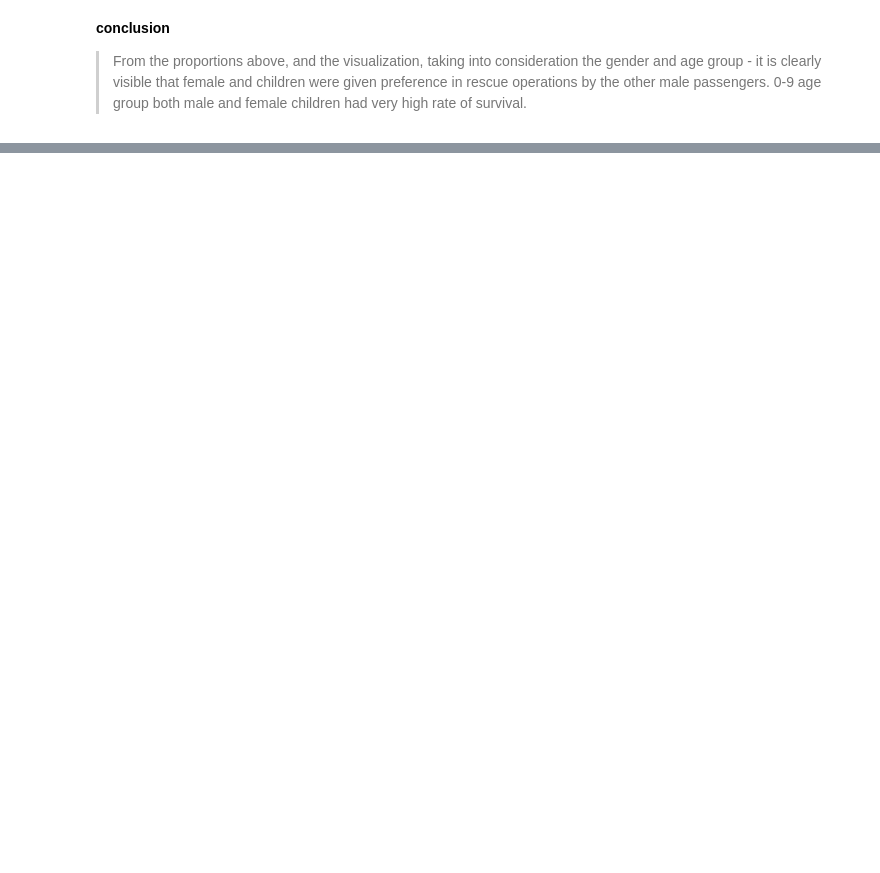
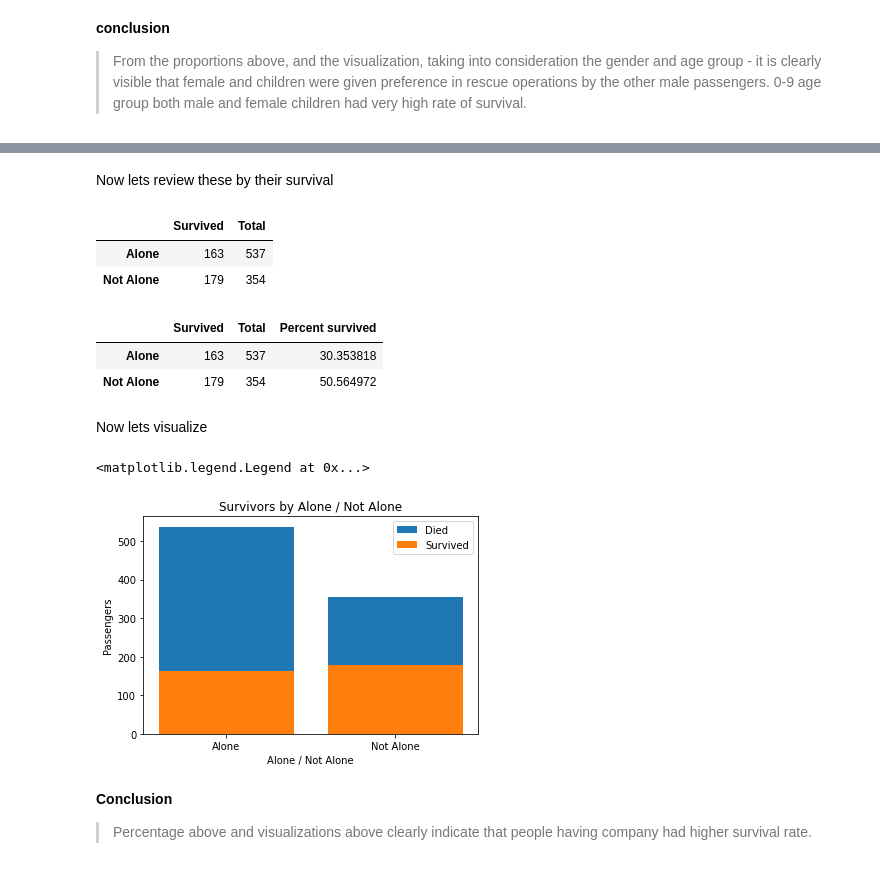
Before and after one commit to Douglous-Sobei/Titanic_Data_anaysis_project, a Jupyter notebook: titanic_data.ipynb, the cells around one changed output, grey strips where cells are left out. Drawn from its saved outputs; the diff is of its cells as text; code cells hidden in the pictures; blank space fills up the shorter version.

```diff
--- a/titanic_data.ipynb
+++ b/titanic_data.ipynb
@@ -504,0 +561,44 @@ Text(0.5, 1.0, 'Survivors by Gender by Age groups')
+# %% [markdown]
+Now lets review these by their survival
+# %%
+not_alone = np.where((titanic_data.SibSp + titanic_data.Parch) >= 1, 'Not Alone', 'Alone')
+loneliness_summary = titanic_data.groupby(not_alone, as_index=False)['Survived'].agg([np.sum, np.size])
+loneliness_summary = loneliness_summary.rename(columns={'sum':'Survived', 'size':'Total'})
+
+loneliness_summary
+# %% [output]
+|  | Survived | Total |
+| Alone | 163 | 537 |
+| Not Alone | 179 | 354 |
+# %%
+loneliness_summary['Percent survived'] = (loneliness_summary.Survived / loneliness_summary.Total) * 100
+
+loneliness_summary
+# %% [output]
+|  | Survived | Total | Percent survived |
+| Alone | 163 | 537 | 30.353818 |
+| Not Alone | 179 | 354 | 50.564972 |
+# %% [markdown]
+Now lets visualize
+# %%
+x = range(len(loneliness_summary.index.values))
+ht = loneliness_summary.Total
+hs = loneliness_summary.Survived
+
+pht = plt.bar(x, ht)
+phs = plt.bar(x, hs)
+
+plt.xticks(x, loneliness_summary.index.values)
+plt.xlabel('Alone / Not Alone')
+plt.ylabel('Passengers')
+plt.title('Survivors by Alone / Not Alone')
+
+
+plt.legend([pht,phs],['Died', 'Survived'])
+# %% [output]
+<matplotlib.legend.Legend at 0x...>
+[figure, added]
+# %% [markdown]
+**Conclusion**
+
+> Percentage above and visualizations above clearly indicate that people having company had higher survival rate.
```
Also changed, not shown: parts of 9 cells of this notebook.
